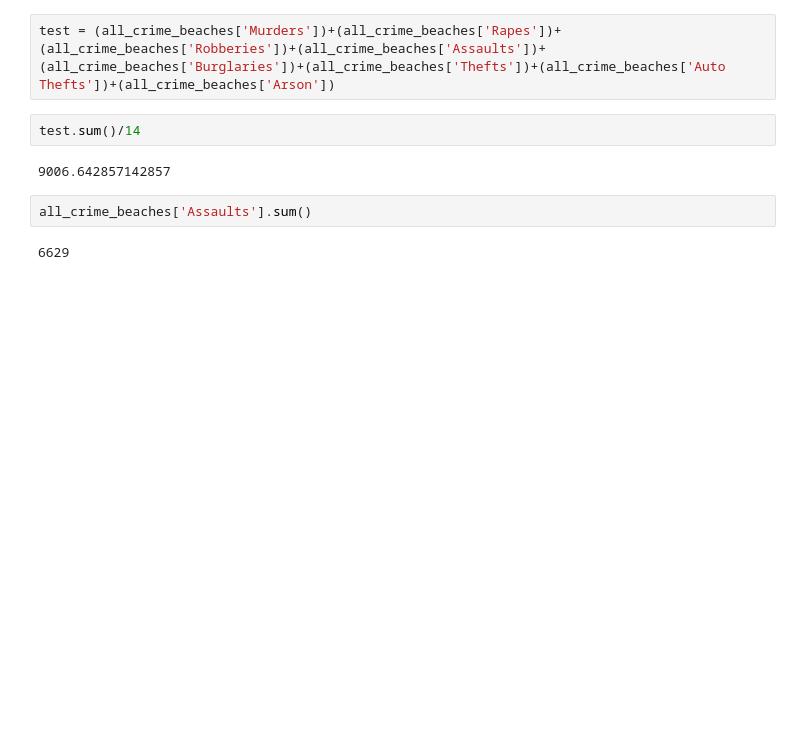
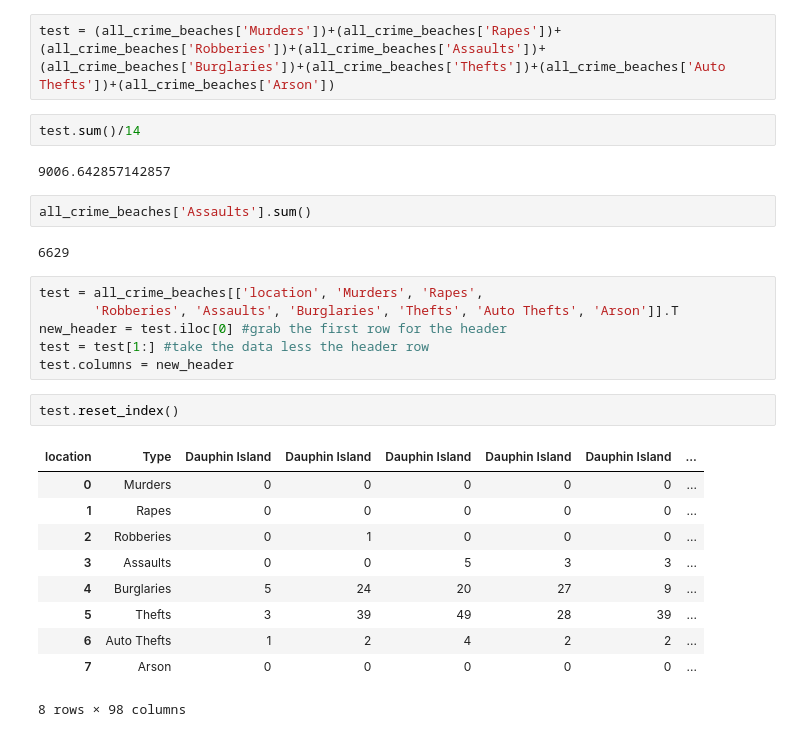
Before and after one commit to NSS-Full-Time-Data-Analytics-9/bwilhelm_capstone, a Jupyter notebook: scripts/crime_data.ipynb, the cells around one changed output. Cells and saved outputs as stored; diff of their text form; blank space fills up the shorter version.

```diff
--- a/scripts/crime_data.ipynb
+++ b/scripts/crime_data.ipynb
@@ -526,3 +526,22 @@ test.sum()/14
 all_crime_beaches['Assaults'].sum()
 # %% [output]
 6629
+# %%
+test = all_crime_beaches[['location', 'Murders', 'Rapes',
+       'Robberies', 'Assaults', 'Burglaries', 'Thefts', 'Auto Thefts', 'Arson']].T
+new_header = test.iloc[0] #grab the first row for the header
+test = test[1:] #take the data less the header row
+test.columns = new_header
+# %%
+test.reset_index()
+# %% [output]
+| location | Type | Dauphin Island | Dauphin Island | Dauphin Island | Dauphin Island | Dauphin Island | ... |
+| 0 | Murders | 0 | 0 | 0 | 0 | 0 | ... |
+| 1 | Rapes | 0 | 0 | 0 | 0 | 0 | ... |
+| 2 | Robberies | 0 | 1 | 0 | 0 | 0 | ... |
+| 3 | Assaults | 0 | 0 | 5 | 3 | 3 | ... |
+| 4 | Burglaries | 5 | 24 | 20 | 27 | 9 | ... |
+| 5 | Thefts | 3 | 39 | 49 | 28 | 39 | ... |
+| 6 | Auto Thefts | 1 | 2 | 4 | 2 | 2 | ... |
+| 7 | Arson | 0 | 0 | 0 | 0 | 0 | ... |
+8 rows × 98 columns
```
Also changed, not shown: parts of 27 cells of this notebook, 1 other file.
